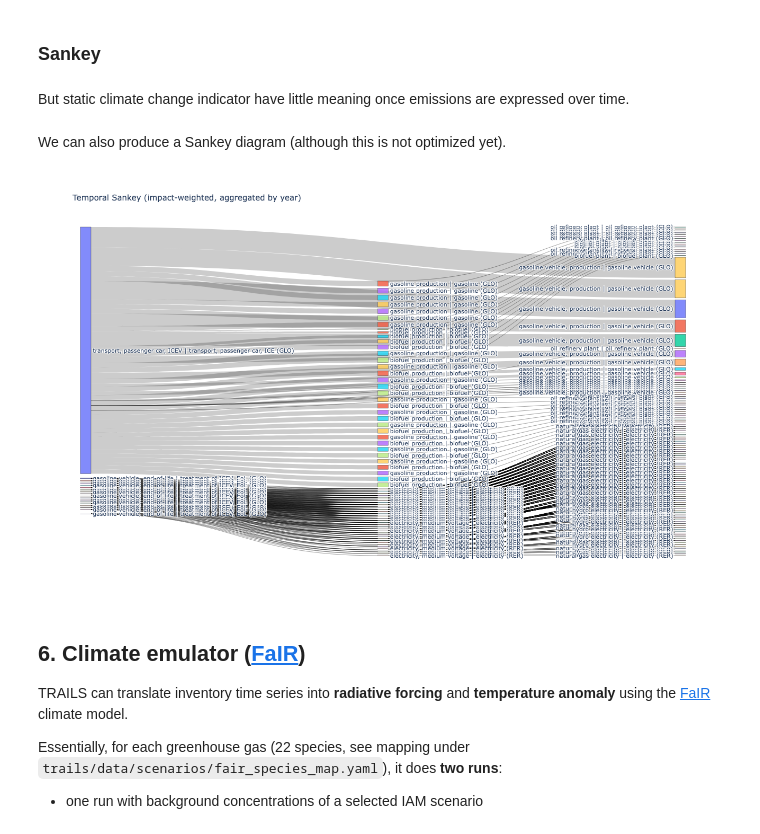
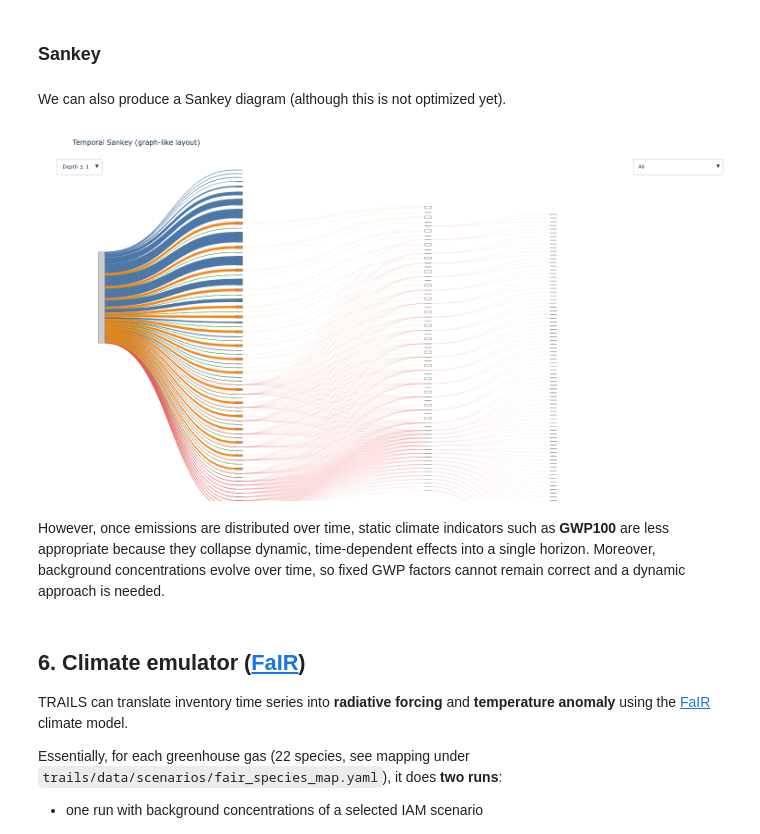
Before and after one commit to Laboratory-for-Energy-Systems-Analysis/trails, a Jupyter notebook: examples/1. simple numerical example.ipynb, the cells around one changed output. Saved outputs shown, nothing was run; the diff lists cells and outputs as text; code cells hidden in the pictures.

```diff
--- a/examples/1. simple numerical example.ipynb
+++ b/examples/1. simple numerical example.ipynb
@@ -297,26 +297,25 @@ figs[1]
 # %% [markdown]
 ### Sankey
-# %% [markdown]
-But static climate change indicator have little meaning once emissions are expressed over time.
 # %% [markdown]
 We can also produce a Sankey diagram (although this is not optimized yet).
 # %%
 from trails.lca import build_temporal_sankey_tree
-from trails.plotting import plot_temporal_sankey
+from trails.plotting import plot_temporal_sankey_graphlike
 
-# Build tree from the routing graph
-sankey_tree = build_temporal_sankey_tree(trails, root_act_idx=13, root_year=2050)
-
-fig = plot_temporal_sankey(
-    provenance=sankey_tree,
-    trails=trails,
-    start_year=2050,
-    start_act_idx=13,
-    filename="trails_sankey.html",
+fig = plot_temporal_sankey_graphlike(
+  trails,
+  edge_weight="score",
+  orientation="depth_x_year_y",
+  #y_padding=0.000,
+  filename="trails_sankey_graphlike.html",
+  amount_label="kg CO₂‑eq",
+   min_display_value=1e-12
 )
 fig
 # %% [output]
-[figure, old version]
+[figure, new version]
+# %% [markdown]
+However, once emissions are distributed over time, static climate indicators such as **GWP100** are less appropriate because they collapse dynamic, time‑dependent effects into a single horizon. Moreover, background concentrations evolve over time, so fixed GWP factors cannot remain correct and a dynamic approach is needed.
 # %% [markdown]
 ## 6. Climate emulator ([FaIR](https://github.com/OMS-NetZero/FAIR))
 
```
Also changed, not shown: parts of 5 cells of this notebook, 18 other files.
